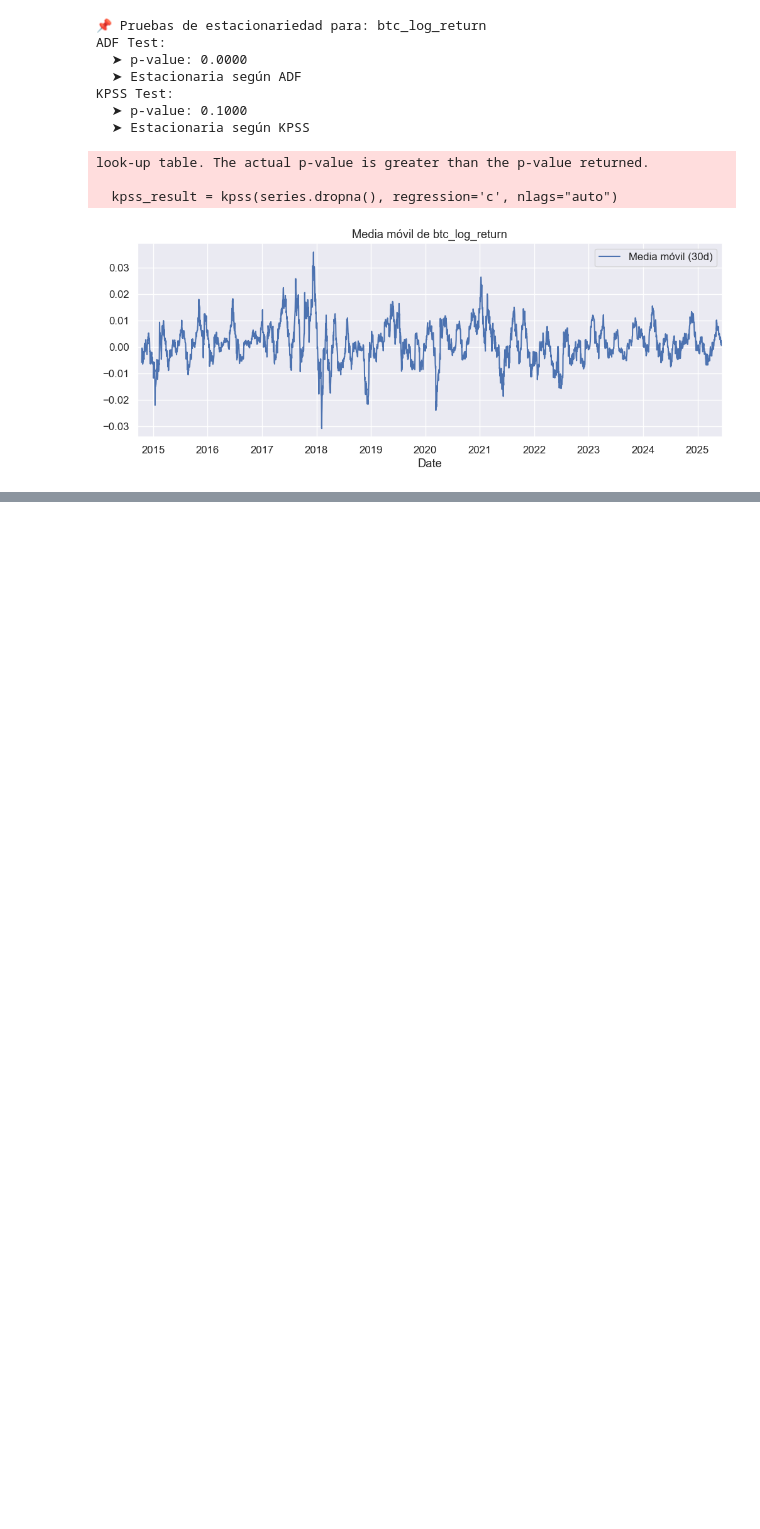
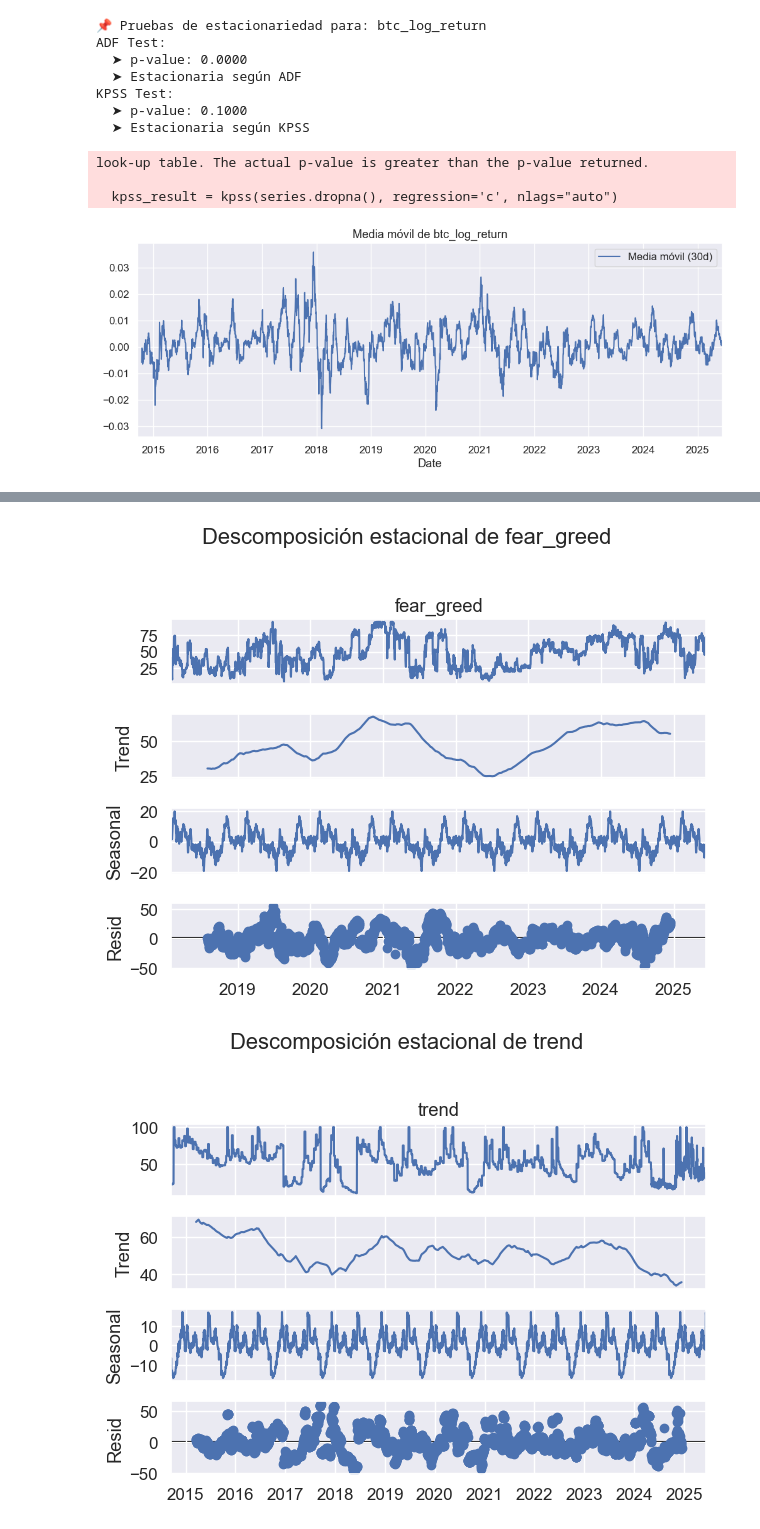
Before and after one commit to claudiobarril/tp_ast1_19co2024, a Jupyter notebook: notebooks/3_exploratory_analysis.ipynb, the cells around one changed output, grey strips where cells are left out. Cells and saved outputs as stored; diff of their text form; code cells hidden in the pictures; blank space fills up the shorter version.

```diff
--- a/notebooks/3_exploratory_analysis.ipynb
+++ b/notebooks/3_exploratory_analysis.ipynb
@@ -90,0 +133,17 @@ plt.show()
+# %%
+
+seasonal_vars = ["fear_greed", "trend"]
+
+for var in seasonal_vars:
+    series = df[var].dropna()
+    series = series.asfreq("D")
+    result = seasonal_decompose(series, model="additive", period=365)
+
+    # Plot
+    result.plot()
+    plt.suptitle(f"Descomposición estacional de {var}", y=1.02)
+    plt.tight_layout()
+    plt.show()
+# %% [output]
+[figure, added]
+[figure, added]
```
Also changed, not shown: parts of 7 cells of this notebook.
